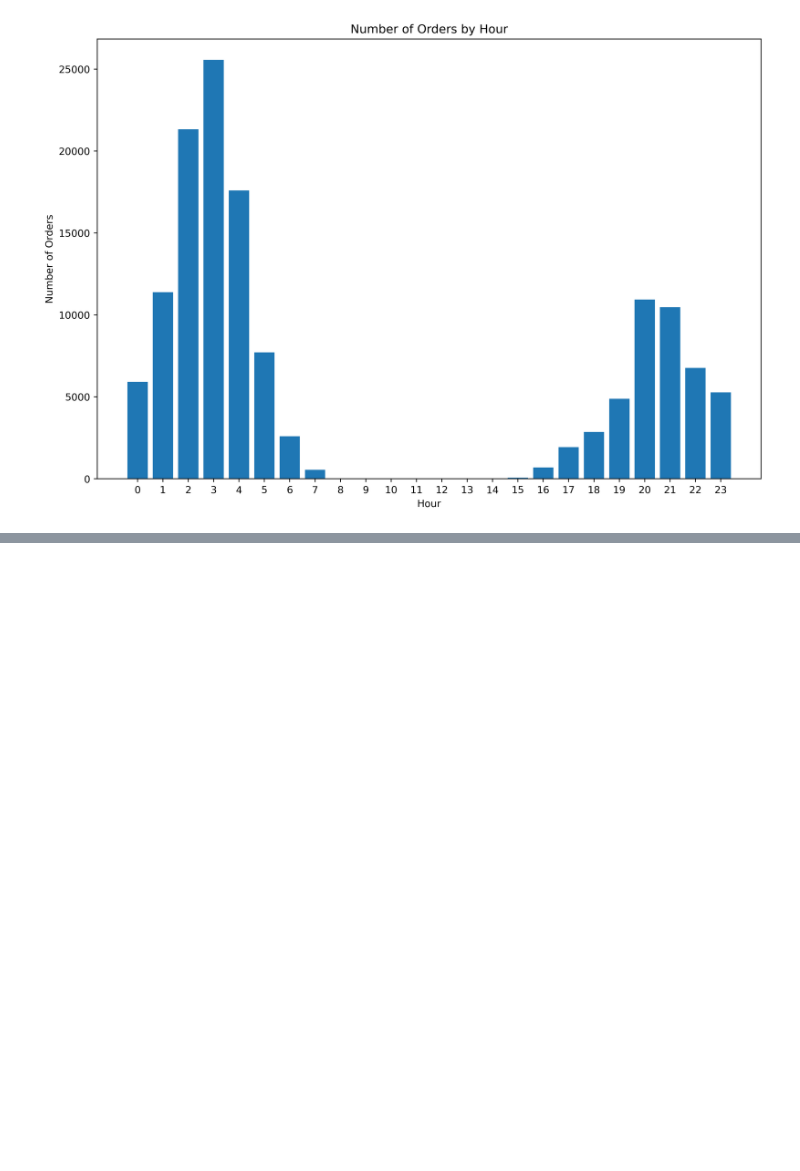
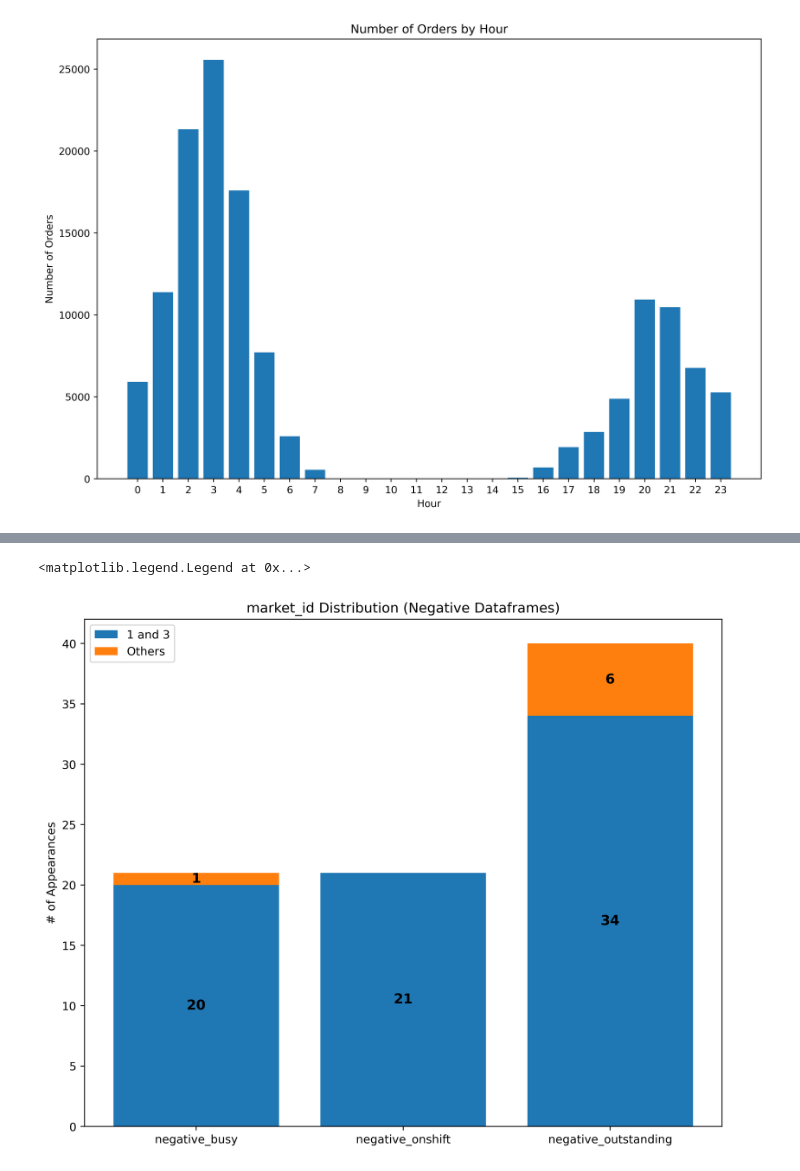
Before and after one commit to dklim-git/DoorDash-Project, a Jupyter notebook: data_visuals.ipynb, the cells around one changed output, grey strips where cells are left out. Drawn from its saved outputs; the diff is of its cells as text; code cells hidden in the pictures; blank space fills up the shorter version.

Commit message:
added data_visuals

```diff
--- a/data_visuals.ipynb
+++ b/data_visuals.ipynb
@@ -88,0 +70,37 @@ Text(0.5, 1.0, 'NaN % by Column')
+# %%
+# Reading in csv files.
+negative_busy = pd.read_csv("Exported CSVs/negative_busy.csv")
+negative_onshift = pd.read_csv("Exported CSVs/negative_onshift.csv")
+negative_outstanding = pd.read_csv("Exported CSVs/negative_outstanding.csv")
+# %%
+busy_oneandthree = len(negative_busy[negative_busy["market_id"].isin([1, 3])])
+onshift_oneandthree = len(negative_onshift[negative_onshift["market_id"].isin([1, 3])])
+out_oneandthree = len(negative_outstanding[negative_outstanding["market_id"].isin([1, 3])])
+busy_other = len(negative_busy[negative_busy["market_id"].isin([2, 4, 5, 6])])
+onshift_other = len(negative_onshift[negative_onshift["market_id"].isin([2, 4, 5, 6])])
+out_other = len(negative_outstanding[negative_outstanding["market_id"].isin([2, 4, 5, 6])])
+# %%
+one_three = [busy_oneandthree, onshift_oneandthree, out_oneandthree]
+others = [busy_other, onshift_other, out_other]
+labels = ["negative_busy", "total_onshift_dashers", "negative_outstanding"]
+legend = ["1 and 3", "Others"]
+
+plt.figure(figsize=(10,8), dpi=400)
+plt.bar(labels, one_three)
+plt.bar(labels, others, bottom=one_three)
+
+for i, val in enumerate(one_three):
+    if val != 0:
+        plt.text(i, val/2, str(val), ha='center', va='center', fontsize=12, fontweight='bold')
+
+for i, val in enumerate(others):
+    if val != 0:
+        plt.text(i, one_three[i]+val/2, str(val), ha='center', va='center', fontsize=12,
+                 fontweight='bold')
+
+plt.title("market_id Distribution (Negative Dataframes)")
+plt.ylabel("# of Appearances")
+plt.legend(legend)
+# %% [output]
+<matplotlib.legend.Legend at 0x...>
+[figure, added]
```
Also changed, not shown: parts of 7 cells of this notebook.
